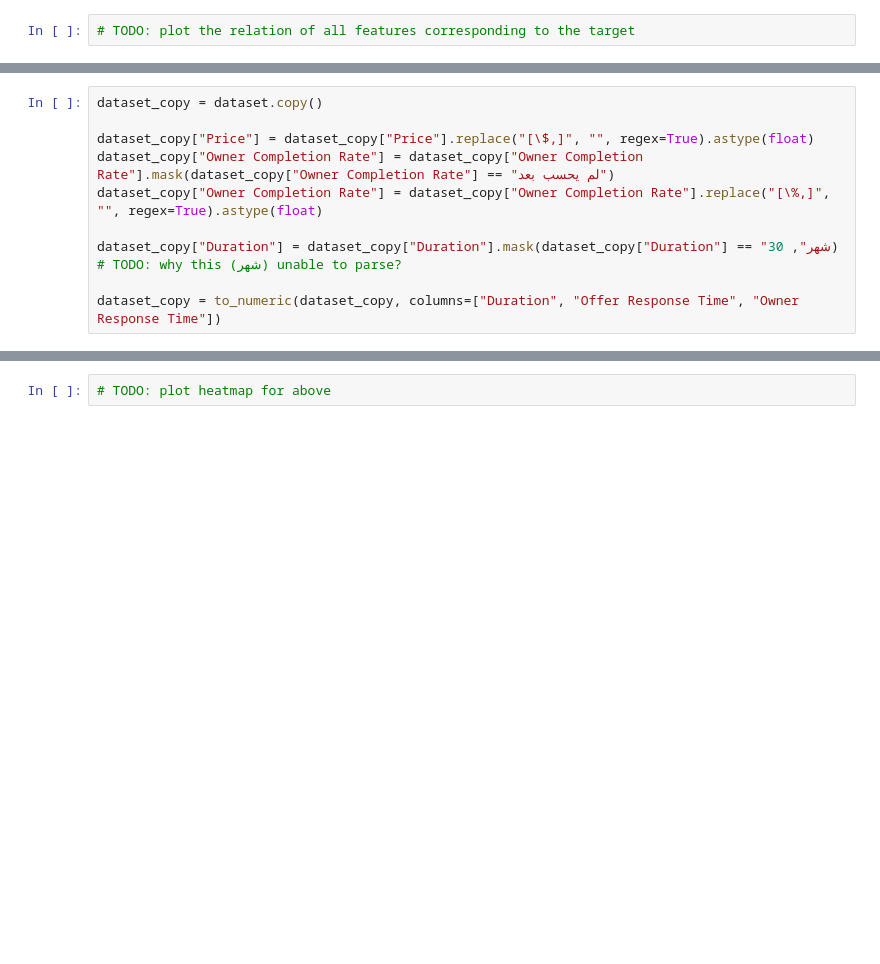
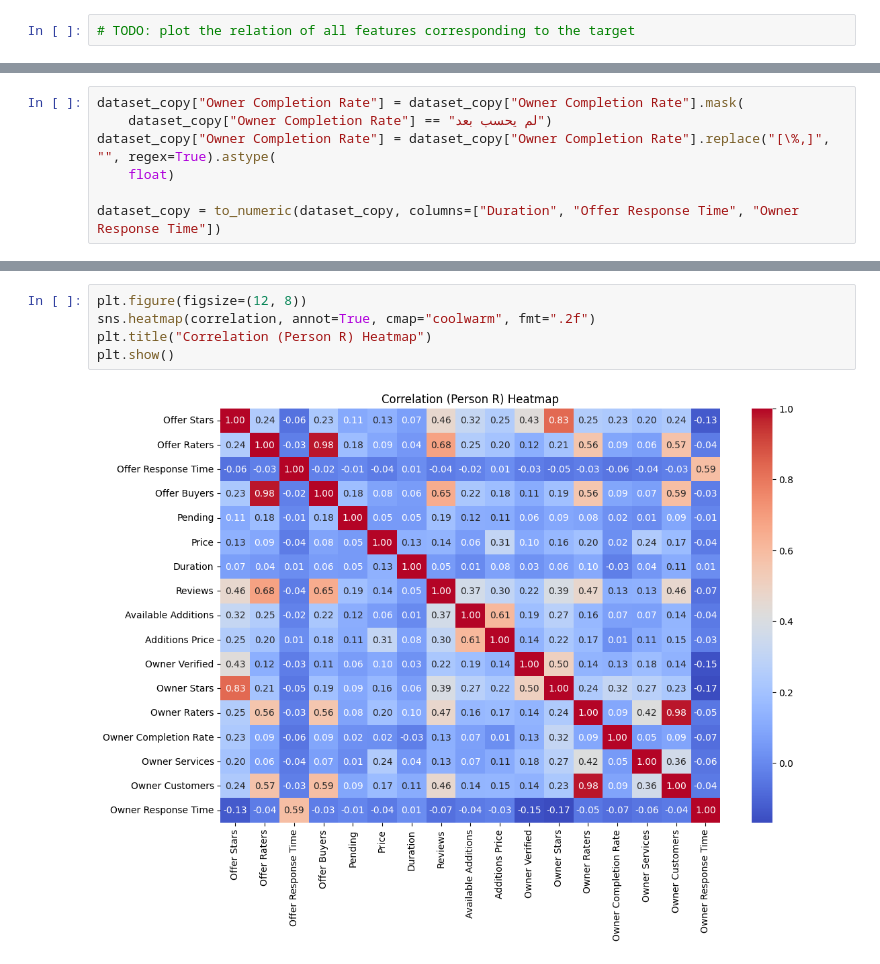
Before and after one commit to IsmaelMousa/khamsat-predictor, a Jupyter notebook: notebooks/eda.ipynb, the cells around one changed output, grey strips where cells are left out. Drawn from its saved outputs; the diff is of its cells as text; blank space fills up the shorter version.

```diff
--- a/notebooks/eda.ipynb
+++ b/notebooks/eda.ipynb
@@ -306,11 +563,8 @@ plt.show()
 # %%
-dataset_copy = dataset.copy()
-
-dataset_copy["Price"] = dataset_copy["Price"].replace("[\$,]", "", regex=True).astype(float)
-dataset_copy["Owner Completion Rate"] = dataset_copy["Owner Completion Rate"].mask(dataset_copy["Owner Completion Rate"] == "لم يحسب بعد")
-dataset_copy["Owner Completion Rate"] = dataset_copy["Owner Completion Rate"].replace("[\%,]", "", regex=True).astype(float)
-
-dataset_copy["Duration"] = dataset_copy["Duration"].mask(dataset_copy["Duration"] == "شهر", 30)  # TODO: why this (شهر) unable to parse?
+dataset_copy["Owner Completion Rate"] = dataset_copy["Owner Completion Rate"].mask(
+    dataset_copy["Owner Completion Rate"] == "لم يحسب بعد")
+dataset_copy["Owner Completion Rate"] = dataset_copy["Owner Completion Rate"].replace("[\%,]", "", regex=True).astype(
+    float)
 
 dataset_copy = to_numeric(dataset_copy, columns=["Duration", "Offer Response Time", "Owner Response Time"])
 # %%
@@ -324,2 +648,7 @@ correlation["Price"].sort_values(ascending=False)
 # %%
-# TODO: plot heatmap for above
+plt.figure(figsize=(12, 8))
+sns.heatmap(correlation, annot=True, cmap="coolwarm", fmt=".2f")
+plt.title("Correlation (Person R) Heatmap")
+plt.show()
+# %% [output]
+[figure, added]
```
Also changed, not shown: parts of 46 cells of this notebook.
